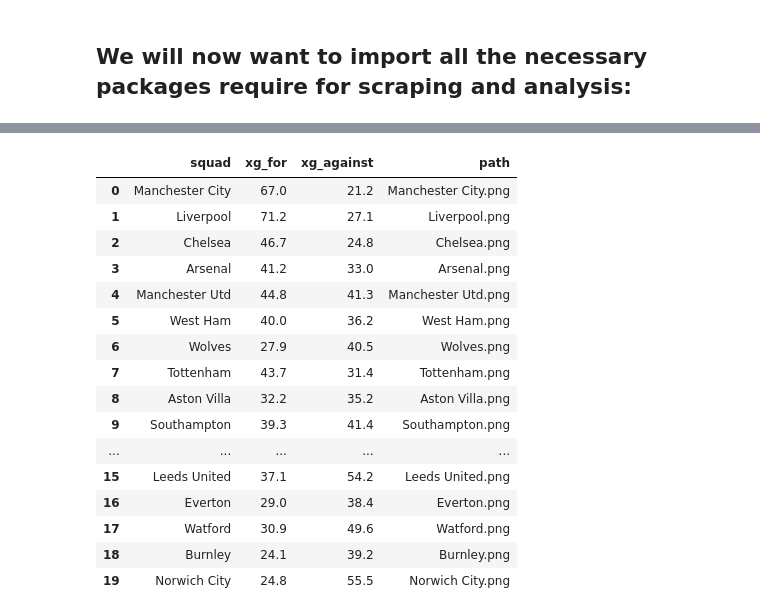
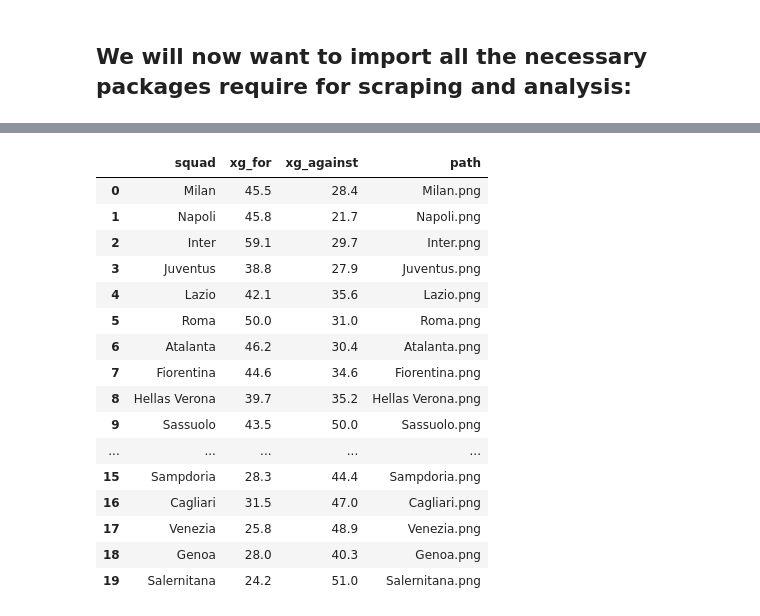
Before and after one commit to steveaq/Webs-Scraping-for-Fooball-Data-, a Jupyter notebook: FBREF League & Team Data Exploration.ipynb, the cells around one changed output, grey strips where cells are left out. Cells and saved outputs as stored; diff of their text form; code cells hidden in the pictures.

```diff
--- a/FBREF League & Team Data Exploration.ipynb
+++ b/FBREF League & Team Data Exploration.ipynb
@@ -258,27 +252,27 @@ def generate_league_data(x):
 # result = result.head().to_html()
 # print(result)
 # %%
-df = generate_league_data("https://fbref.com/en/comps/9/Premier-League-Stats")
+df = generate_league_data("https://fbref.com/en/comps/11/Serie-A-Stats")
 df['path'] = df["squad"] + '.png'
 df[["squad","xg_for","xg_against", "path"]]
 # %% [output]
 |  | squad | xg_for | xg_against | path |
-| 0 | Manchester City | 67.0 | 21.2 | Manchester City.png |
-| 1 | Liverpool | 71.2 | 27.1 | Liverpool.png |
-| 2 | Chelsea | 46.7 | 24.8 | Chelsea.png |
-| 3 | Arsenal | 41.2 | 33.0 | Arsenal.png |
-| 4 | Manchester Utd | 44.8 | 41.3 | Manchester Utd.png |
-| 5 | West Ham | 40.0 | 36.2 | West Ham.png |
-| 6 | Wolves | 27.9 | 40.5 | Wolves.png |
-| 7 | Tottenham | 43.7 | 31.4 | Tottenham.png |
-| 8 | Aston Villa | 32.2 | 35.2 | Aston Villa.png |
-| 9 | Southampton | 39.3 | 41.4 | Southampton.png |
+| 0 | Milan | 45.5 | 28.4 | Milan.png |
+| 1 | Napoli | 45.8 | 21.7 | Napoli.png |
+| 2 | Inter | 59.1 | 29.7 | Inter.png |
+| 3 | Juventus | 38.8 | 27.9 | Juventus.png |
+| 4 | Lazio | 42.1 | 35.6 | Lazio.png |
+| 5 | Roma | 50.0 | 31.0 | Roma.png |
+| 6 | Atalanta | 46.2 | 30.4 | Atalanta.png |
+| 7 | Fiorentina | 44.6 | 34.6 | Fiorentina.png |
+| 8 | Hellas Verona | 39.7 | 35.2 | Hellas Verona.png |
+| 9 | Sassuolo | 43.5 | 50.0 | Sassuolo.png |
 | ... | ... | ... | ... | ... |
-| 15 | Leeds United | 37.1 | 54.2 | Leeds United.png |
-| 16 | Everton | 29.0 | 38.4 | Everton.png |
-| 17 | Watford | 30.9 | 49.6 | Watford.png |
-| 18 | Burnley | 24.1 | 39.2 | Burnley.png |
-| 19 | Norwich City | 24.8 | 55.5 | Norwich City.png |
+| 15 | Sampdoria | 28.3 | 44.4 | Sampdoria.png |
+| 16 | Cagliari | 31.5 | 47.0 | Cagliari.png |
+| 17 | Venezia | 25.8 | 48.9 | Venezia.png |
+| 18 | Genoa | 28.0 | 40.3 | Genoa.png |
+| 19 | Salernitana | 24.2 | 51.0 | Salernitana.png |
 # %%
 def p90_Calculator(variable_value, minutes_played):
 
```
Also changed, not shown: parts of 6 cells of this notebook, 25 other files.
